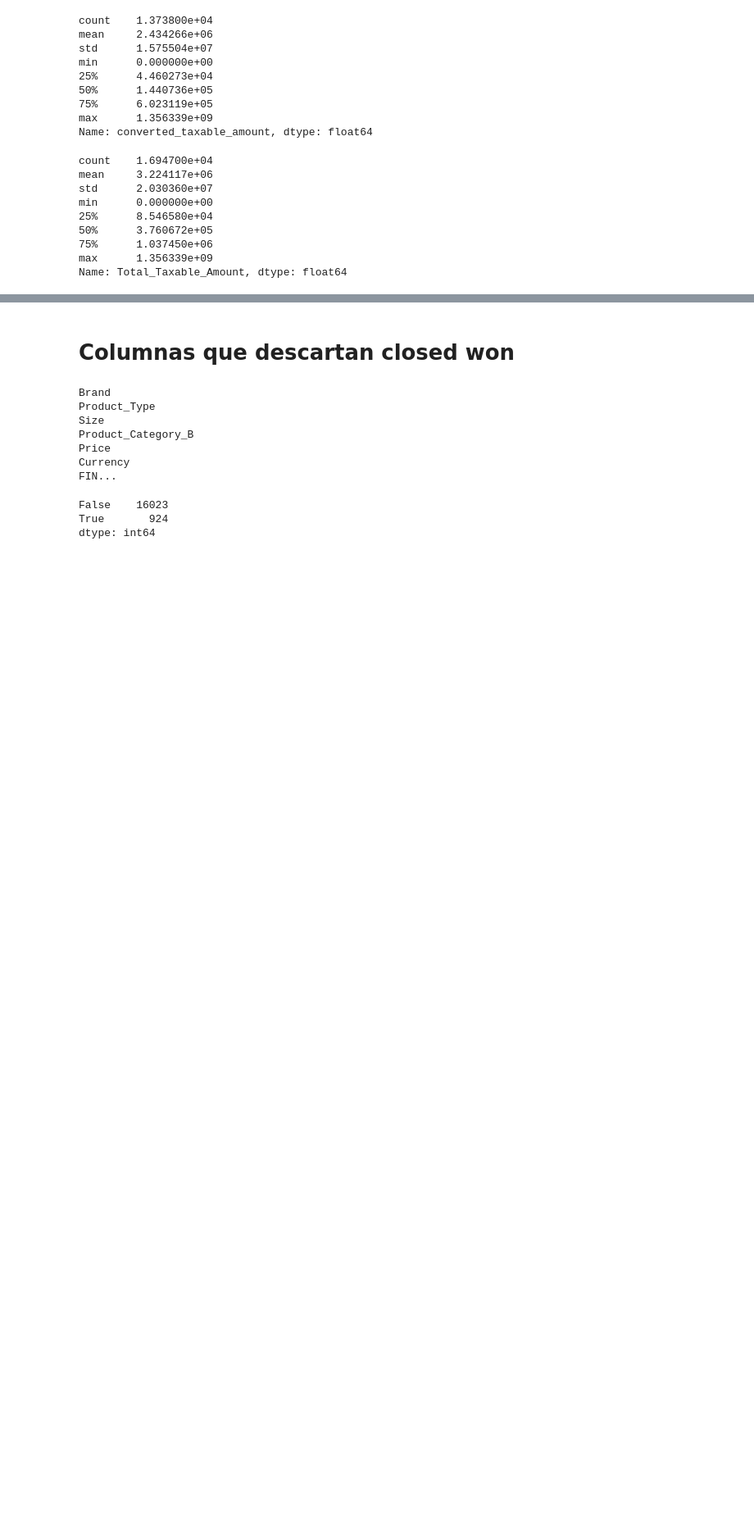
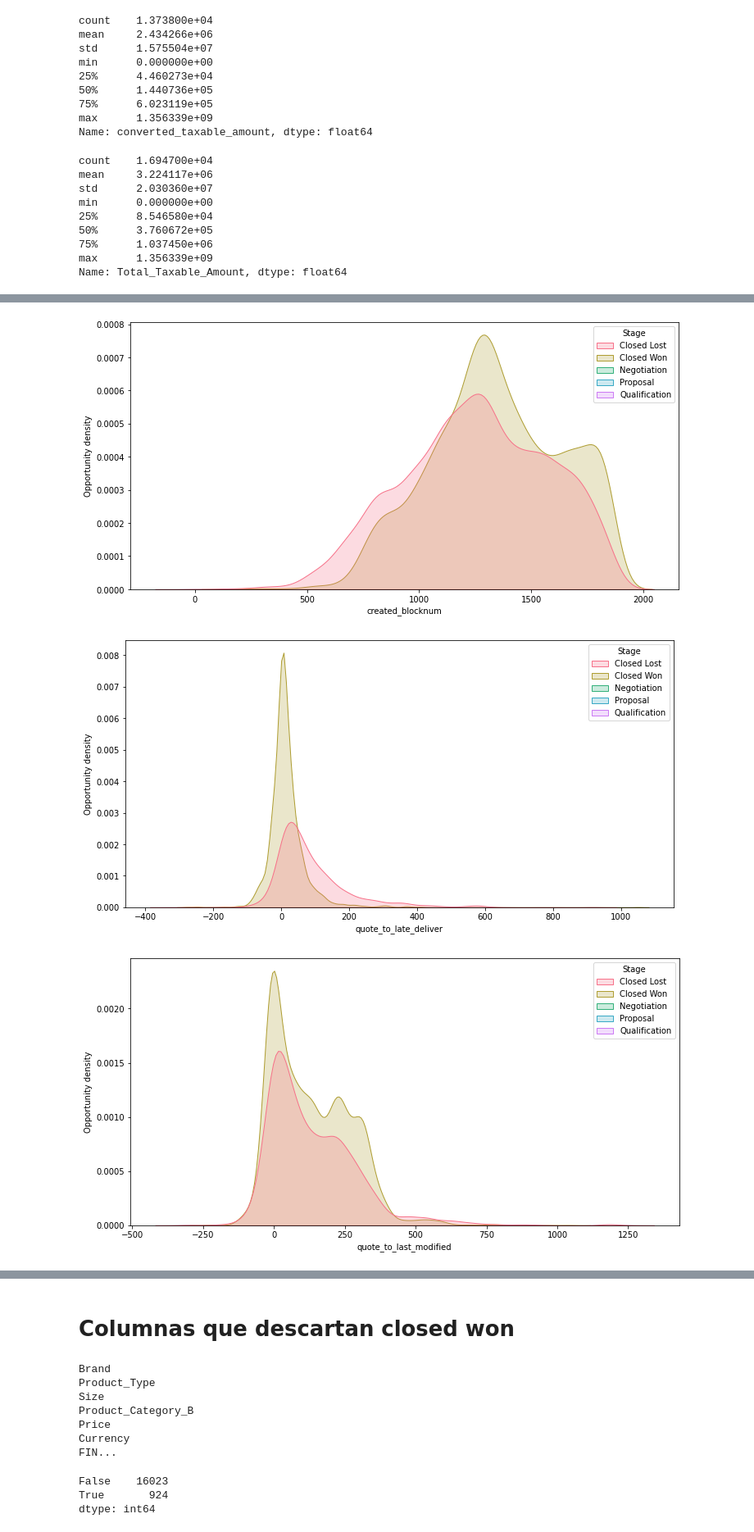
Before and after one commit to fede-alt/datos_2c2020_tp2-1, a Jupyter notebook: xgb pre processing.ipynb, the cells around one changed output, grey strips where cells are left out. Shown at 82% size. Cells and saved outputs as stored; diff of their text form; code cells hidden in the pictures; blank space fills up the shorter version.

```diff
--- a/xgb pre processing.ipynb
+++ b/xgb pre processing.ipynb
@@ -231,0 +242,7 @@ Name: account_creation_to_created_opp, dtype: float64
+# %%
+df1['quote_blocknum'] = df1["Quote_Expiry_Date"].apply(lambda x: days_to(x))
+df2['quote_blocknum'] = df2["Quote_Expiry_Date"].apply(lambda x: days_to(x))
+
+df1["quote_life"] = df1.apply(lambda x: x['quote_blocknum']-x["created_blocknum"], axis=1)
+df2["quote_life"] = df2.apply(lambda x: x['quote_blocknum']-x["created_blocknum"], axis=1)
+df1['quote_life'].describe()
@@ -231,0 +263,5 @@ Name: account_creation_to_created_opp, dtype: float64
+# %%
+df1["quote_to_last_modified"] = df1.apply(lambda x: x['last_modified_blocknum']-x["quote_blocknum"], axis=1)
+df2["quote_to_last_modified"] = df2.apply(lambda x: x['last_modified_blocknum']-x["quote_blocknum"], axis=1)
+df1['quote_to_last_modified'].describe()
+df1.groupby('Stage')['quote_to_last_modified'].describe()
@@ -231,0 +278,5 @@ Name: account_creation_to_created_opp, dtype: float64
+# %%
+df1["quote_to_late_deliver"] = df1.apply(lambda x: x['late_delivery_blocknum']-x["quote_blocknum"], axis=1)
+df2["quote_to_late_deliver"] = df2.apply(lambda x: x['late_delivery_blocknum']-x["quote_blocknum"], axis=1)
+# df1['quote_to_late_deliver'].describe()
+df1.groupby('Stage')['quote_to_late_deliver'].describe()
@@ -264,0 +358,15 @@ Name: Total_Taxable_Amount, dtype: float64
+# %%
+dt_columns = ['created_blocknum', "quote_to_late_deliver", "quote_to_last_modified", "quote_life", "quote_blocknum",
+"account_creation_to_created_opp", "account_creation_blocknum", "opportunity_lifetime", "last_modified_to_delivery",
+"last_modified_blocknum", "delivery_window", "delivery_delay", "late_delivery_blocknum", "early_delivery_blocknum"]
+for dt in dt_columns:
+    data = df1[(df1["Stage"]=="Closed Won") | (df1["Stage"]=="Closed Lost")].drop_duplicates(subset=['Opportunity_ID'], keep='last').reset_index()
+    fig, ax = plt.subplots(figsize = (12,6))
+    fig = sns.kdeplot(data=data, x=dt, hue="Stage", fill=True, ax=ax, palette="husl")
+    fig.set_ylabel("Opportunity density")
+    fig.set_xlabel(dt)
+    fig.plot()
+# %% [output]
+[figure, added]
+[figure, added]
+[figure, added]
```
Also changed, not shown: parts of 26 cells of this notebook, 16 other files.
